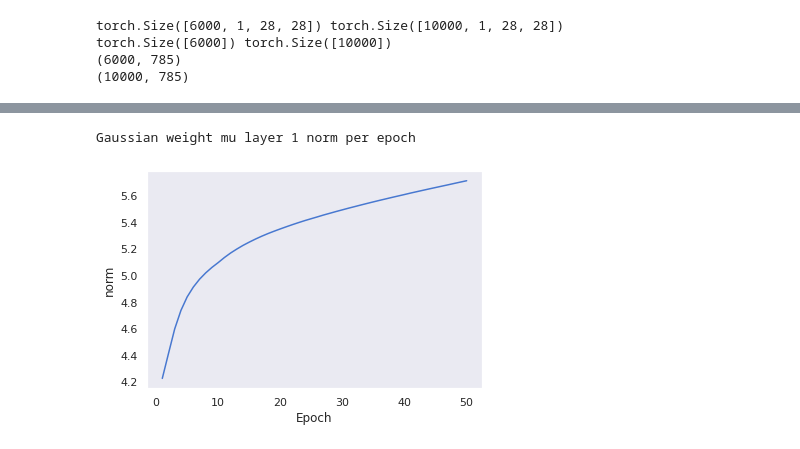
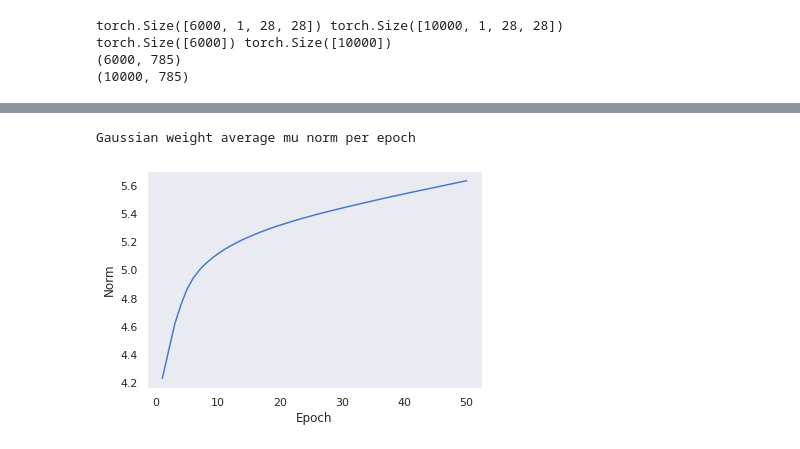
Before and after one commit to LeifMartin/BNN, a Jupyter notebook: Vision.ipynb, the cells around one changed output, grey strips where cells are left out. Saved outputs shown, nothing was run; the diff lists cells and outputs as text; code cells hidden in the pictures.

```diff
--- a/Vision.ipynb
+++ b/Vision.ipynb
@@ -293,16 +293,16 @@ Gaussian loss curve, 50 epoch Vision
 # %%
 x = []
 for i in range(50):
     x.append(i+1)
 print('Gaussian weight average mu norm per epoch')
 plt.xlabel('Epoch')
-plt.ylabel('norm')
+plt.ylabel('Norm')
 plt.plot(x,norm_w_mu_layer1)
-plt.savefig('Plots/Gaussian_norm_50_epoch_Vision.png')
+plt.savefig('Plots/Gaussian_norm_50_epoch_Vision.png', dpi=250)
 plt.show()
 # %% [output]
-Gaussian weight mu layer 1 norm per epoch
+Gaussian weight average mu norm per epoch
-[figure, old version]
+[figure, new version]
 # %%
 norm_w_mu_layer1 = []
 trtimes  = []
```
Also changed, not shown: parts of 19 cells of this notebook.
